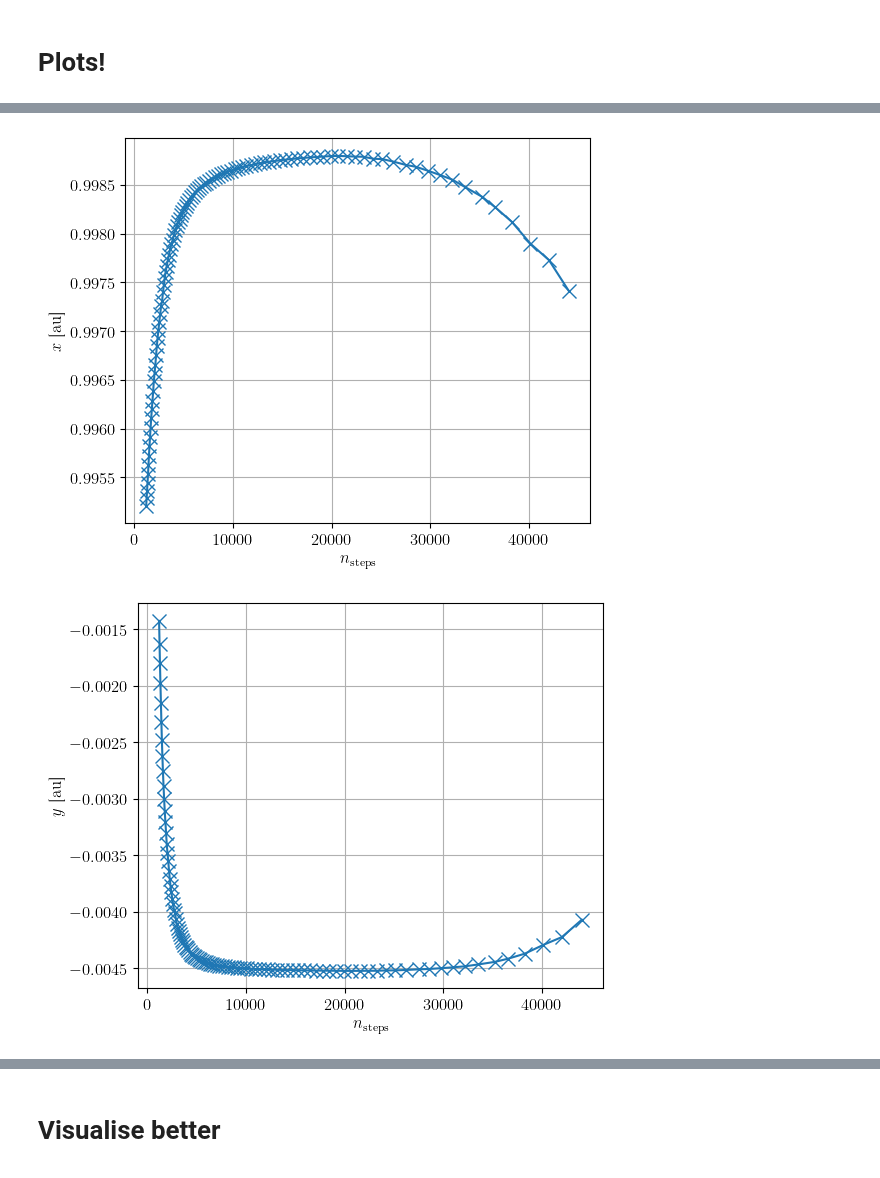
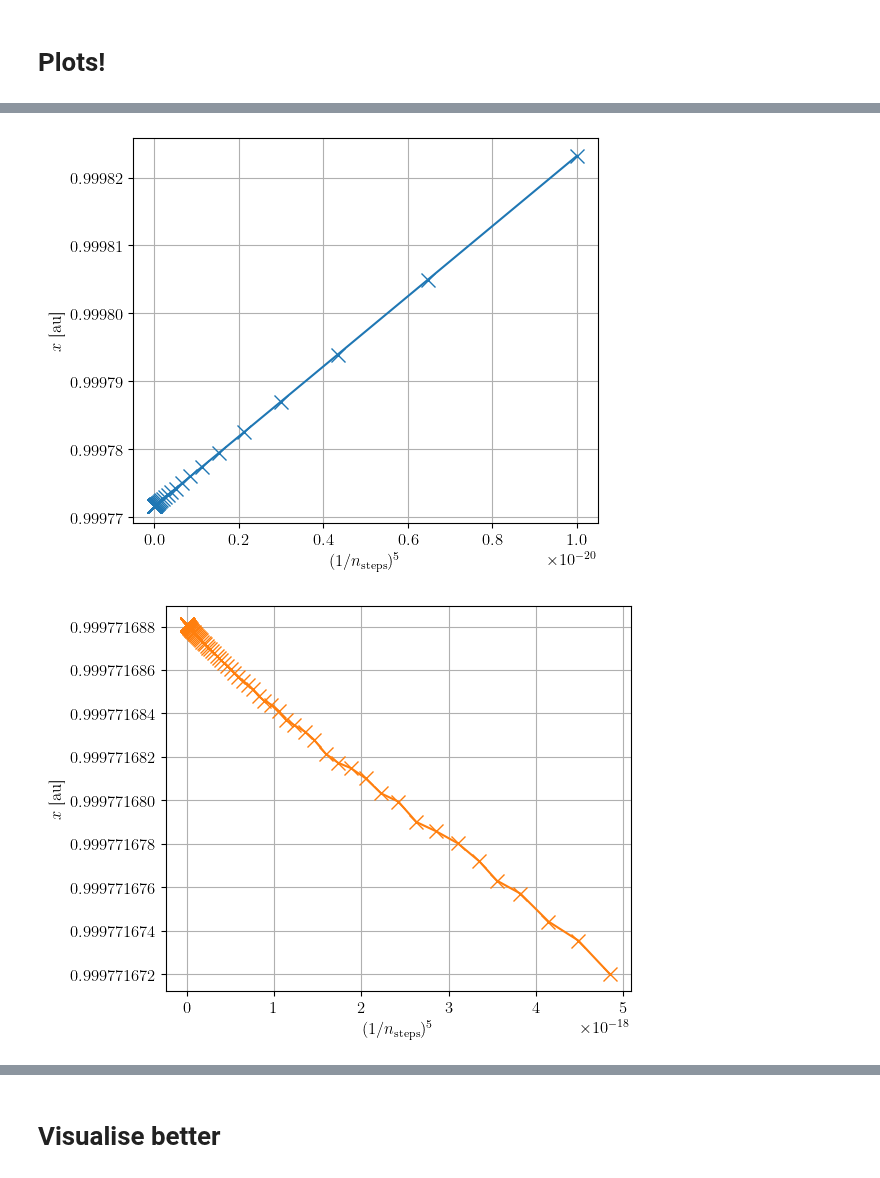
Before and after one commit to TomVdt/PhysNum, a Jupyter notebook: exercice3/analysis/analysis3bi.ipynb, the cells around one changed output, grey strips where cells are left out. Cells and saved outputs as stored; diff of their text form; code cells hidden in the pictures.

```diff
--- a/exercice3/analysis/analysis3bi.ipynb
+++ b/exercice3/analysis/analysis3bi.ipynb
@@ -142,16 +126,17 @@ for i, (params, data) in enumerate(all_adapt):
-# %%
-plt.plot(nsfs, xfs, 'x-')
-
-plt.xlabel(r'$n_\textrm{steps}$')
-plt.ylabel(r'$x$ [au]')
-plt.grid()
-# %% [output]
-[figure, removed]
-# %%
-plt.plot(nsfs, yfs, 'x-')
-
-plt.xlabel(r'$n_\textrm{steps}$')
-plt.ylabel(r'$y$ [au]')
-plt.grid()
-# %% [output]
-[figure, removed]
+# %%
+plt.plot(nsfs_fixed**-5, xfs_fixed, 'x-')
+plt.xlabel(r'$(1/n_\textrm{steps})^5$')
+plt.ylabel(r'$x$ [au]')
+plt.grid()
+plt.savefig(export_path + 'lagrange_convergence_x_fixed.pdf')
+plt.show()
+
+plt.plot(nsfs_adapt**-5, xfs_adapt, 'x-', color='tab:orange')
+plt.xlabel(r'$(1/n_\textrm{steps})^5$')
+plt.ylabel(r'$x$ [au]')
+plt.grid()
+plt.savefig(export_path + 'lagrange_convergence_x_adapt.pdf')
+plt.show()
+# %% [output]
+[figure, added]
+[figure, added]
```
Also changed, not shown: parts of 10 cells of this notebook, 9 other files.
